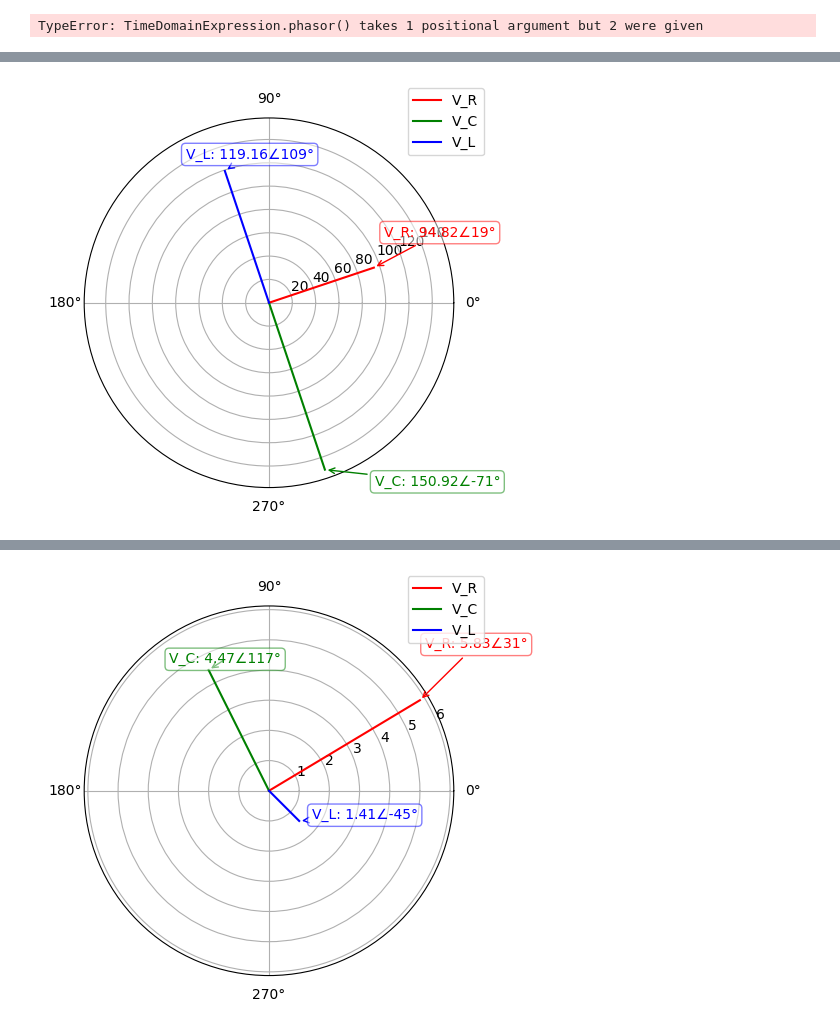
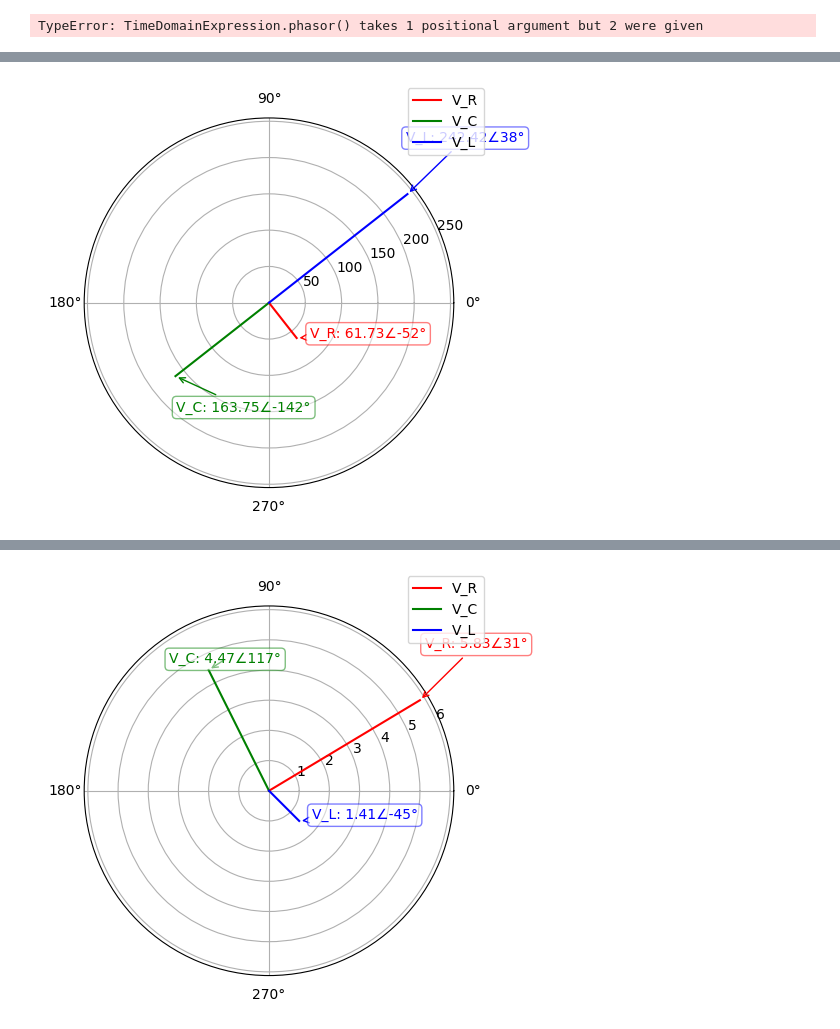
Before and after one commit to Shanu79/circuit-sim, a Jupyter notebook: backend/Untitled1.ipynb, the cells around one changed output, grey strips where cells are left out. Saved outputs shown, nothing was run; the diff lists cells and outputs as text; code cells hidden in the pictures.

```diff
--- a/backend/Untitled1.ipynb
+++ b/backend/Untitled1.ipynb
@@ -362,6 +366,7 @@ from matplotlib.pyplot import figure, show, xlabel, ylabel, legend
 from lcapy import *
 from sympy import *
 import cmath
+from cmath import polar
 from numpy import pi
 
 def evaluate_complex_expression(expression):
@@ -387,10 +392,10 @@ def evaluate_complex_expression(expression):
 
 # Define an AC circuit
 cct = Circuit("""
-V1 0 1 {100 * sin(2 * pi * 50 * t)};
-R1 1 2 5;
-C1 2 3 400e-6;
-L1 3 0 20e-3;
+V1 0 2 {100*sin(2*pi*50*t)}
+R1 2 3 12
+L1 3 4 0.15
+C1 4 0 0.0001
 """)
 
 # Perform AC analysis by substituting source voltage and converting to frequency domain
@@ -410,6 +415,11 @@ e3=str(VL_phasor)
 VR = evaluate_complex_expression(e1)
 VC = evaluate_complex_expression(e2)
 VL = evaluate_complex_expression(e3)
+
+# Output the result
+print(f"Vr: {VR}")
+print(f"Vl: {VL}")
+print(f"Vc: {VC}")
 
 # List of the complex numbers for iteration
 phasors = [VR, VC, VL]
@@ -436,65 +446,37 @@ ax.legend(loc='upper right', bbox_to_anchor=(1.1, 1.1))
 
 plt.show()
 
-# # Create a new figure for plotting
-# fig = figure()
-# ax = fig.add_subplot(1, 1, 1)
+# Create a new figure for plotting
+fig = figure()
+ax = fig.add_subplot(1, 1, 1)
 
-# # Function to plot a phasor with arrowhead
-# def plot_phasor_with_arrow(ax, phasor, color, label):
-#     ax.quiver(0, 0, phasor.real, phasor.imag, angles='xy', scale_units='xy', scale=100, color=color, label=label)
-#     ax.text(phasor.real, phasor.imag, f'  {label}', verticalalignment='bottom')
+# Plotting the phasors
+# For VR
+ax.plot(VR.real, VR.imag, 'ro', label='V_R')
+# For VL
+ax.plot(VL.real, VL.imag, 'bo', label='V_L')
+# For VC
+ax.plot(VC.real, VC.imag, 'go', label='V_C')
 
-# # Plotting the phasors with arrowheads
-# plot_phasor_with_arrow(ax, r1, 'r', 'V_R')
-# plot_phasor_with_arrow(ax, r2, 'b', 'V_L')
-# plot_phasor_with_arrow(ax, r3, 'g', 'V_C')
+# Annotate the points
+ax.text(VR.real, VR.imag, '  V_R', verticalalignment='bottom')
+ax.text(VL.real, VL.imag, '  V_L', verticalalignment='bottom')
+ax.text(VC.real, VC.imag, '  V_C', verticalalignment='bottom')
 
-# # Adding features to the plot
-# ax.axhline(0, color='black', linewidth=0.5)
-# ax.axvline(0, color='black', linewidth=0.5)
-# ax.grid(color='gray', linestyle='--', linewidth=0.5)
-# xlabel('Real')
-# ylabel('Imaginary')
-# legend()
+# Adding features to the plot
+ax.axhline(0, color='black',linewidth=0.5)
+ax.axvline(0, color='black',linewidth=0.5)
+ax.grid(color = 'gray', linestyle = '--', linewidth = 0.5)
+xlabel('Real')
+ylabel('Imaginary')
+legend()
 
-# # Set the aspect of the plot to be equal, so circles appear as circles (important for phasor diagrams)
-# ax.set_aspect('equal')
+# Display the plot
+show()
 
-# # Display the plot
-# show()
-
-# # Create a new figure for plotting
-# fig = figure()
-# ax = fig.add_subplot(1, 1, 1)
-
-# # Plotting the phasors
-# # For VR
-# ax.plot(r1.real, r1.imag, 'ro', label='V_R')
-# # For VL
-# ax.plot(r2.real, r2.imag, 'bo', label='V_L')
-# # For VC
-# ax.plot(r3.real, r3.imag, 'go', label='V_C')
-
-# # Annotate the points
-# ax.text(r1.real, r1.imag, '  V_R', verticalalignment='bottom')
-# ax.text(r2.real, r2.imag, '  V_L', verticalalignment='bottom')
-# ax.text(r3.real, r3.imag, '  V_C', verticalalignment='bottom')
-
-# # Adding features to the plot
-# ax.axhline(0, color='black',linewidth=0.5)
-# ax.axvline(0, color='black',linewidth=0.5)
-# ax.grid(color = 'gray', linestyle = '--', linewidth = 0.5)
-# xlabel('Real')
-# ylabel('Imaginary')
-# legend()
-
-# # Display the plot
-# show()
-
-# Output the result
-print(f"Vr: {VR}")
-print(f"Vr: {VL}")
-print(f"Vr: {VC}")
+# # Output the result
+# print(f"Vr: {VR}")
+# print(f"Vr: {VL}")
+# print(f"Vr: {VC}")
 # phasor(VR).plot()
 # %% [output]
@@ -501 +486 @@ print(f"Vr: {VC}")
-[figure, old version]
+[figure, new version]
```
Also changed, not shown: parts of 4 cells of this notebook, 6 other files.
